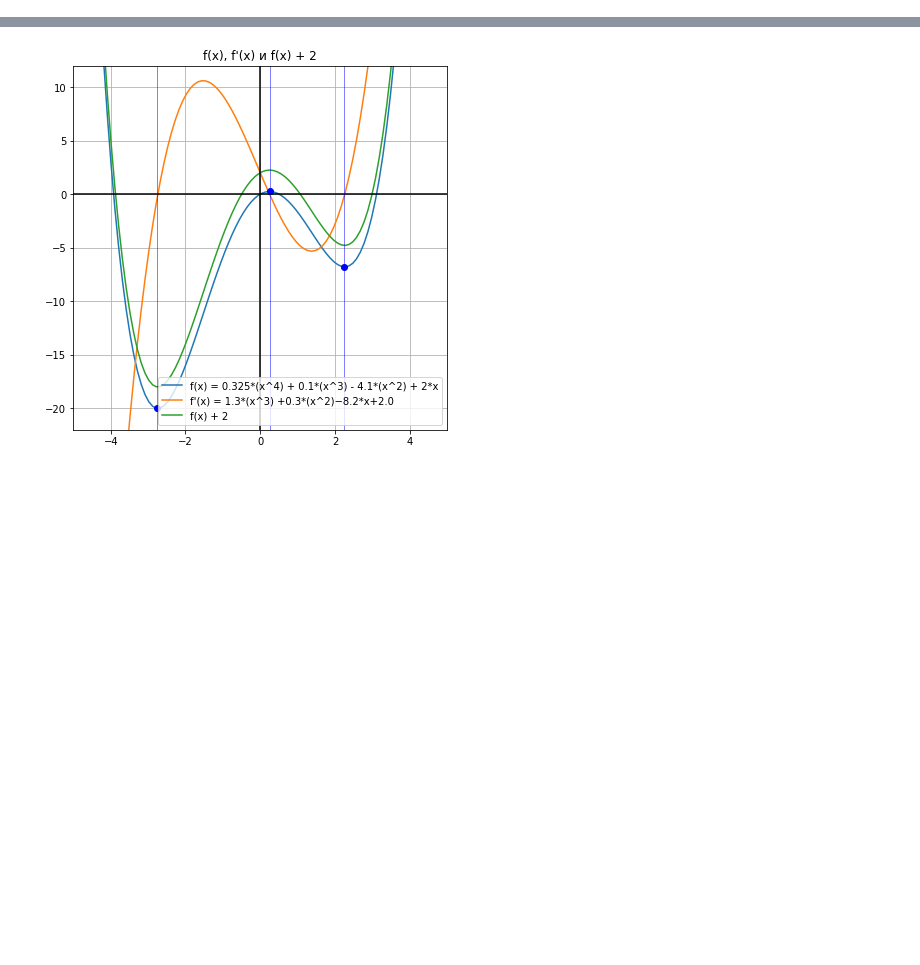
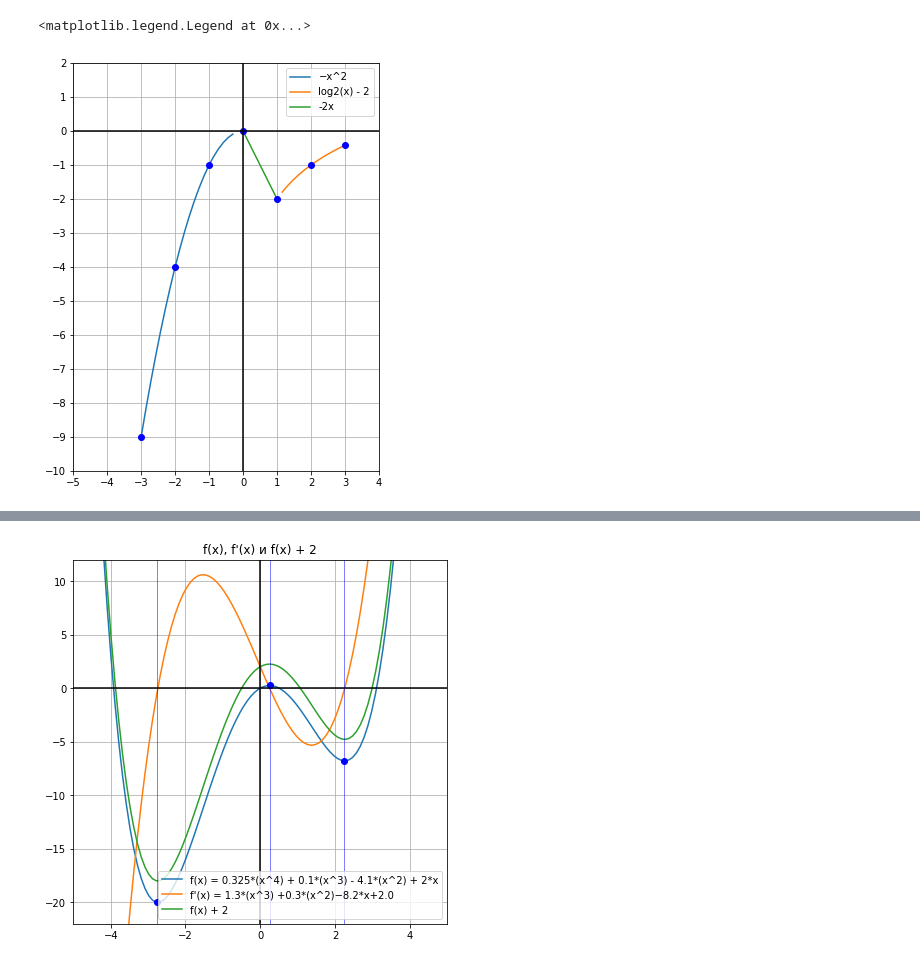
Before and after one commit to AlexSkrn/MISIS, a Jupyter notebook: HSE_HW_calculus.ipynb, the cells around one changed output, grey strips where cells are left out. Saved outputs shown, nothing was run; the diff lists cells and outputs as text; code cells hidden in the pictures; blank space fills up the shorter version.

```diff
--- a/HSE_HW_calculus.ipynb
+++ b/HSE_HW_calculus.ipynb
@@ -0,0 +74,34 @@
+# %%
+x = np.arange(-5,5, 1)  # np.linspace ?
+fig, ax = plt.subplots()
+x_lt_zero = np.linspace(-3, -.3, 20)
+ax.plot(x_lt_zero, -(x_lt_zero**2), label='−x^2')
+
+x_gt_one = np.linspace(1.15, 3, 20)
+ax.plot(x_gt_one, np.log2(x_gt_one) - 2, label='log2(x) - 2')
+
+x_gt_zero_lt_one = np.linspace(0, 1, 20)
+ax.plot(x_gt_zero_lt_one, -(2*x_gt_zero_lt_one), label='-2x')
+
+ax.plot(X_data, Y_data, 'bo')
+# ax.plot(x, np.log(x))
+ax.set_aspect('equal')
+ax.grid(True, which='both')
+
+# major_ticks = np.arange(0, 101, 20)
+# minor_ticks = np.arange(0, 101, 5)
+
+ax.set_xticks(np.arange(-5, 5, 1))
+# ax.set_xticks(minor_ticks, minor=True)
+ax.set_yticks(np.arange(-10, 3, 1))
+# ax.set_yticks(minor_ticks, minor=True)
+
+ax.axhline(y=0, color='k')
+ax.axvline(x=0, color='k')
+
+fig.set_size_inches(7.5, 7.5)
+
+plt.legend()
+# %% [output]
+<matplotlib.legend.Legend at 0x...>
+[figure, added]
```
Also changed, not shown: parts of 21 cells of this notebook.
